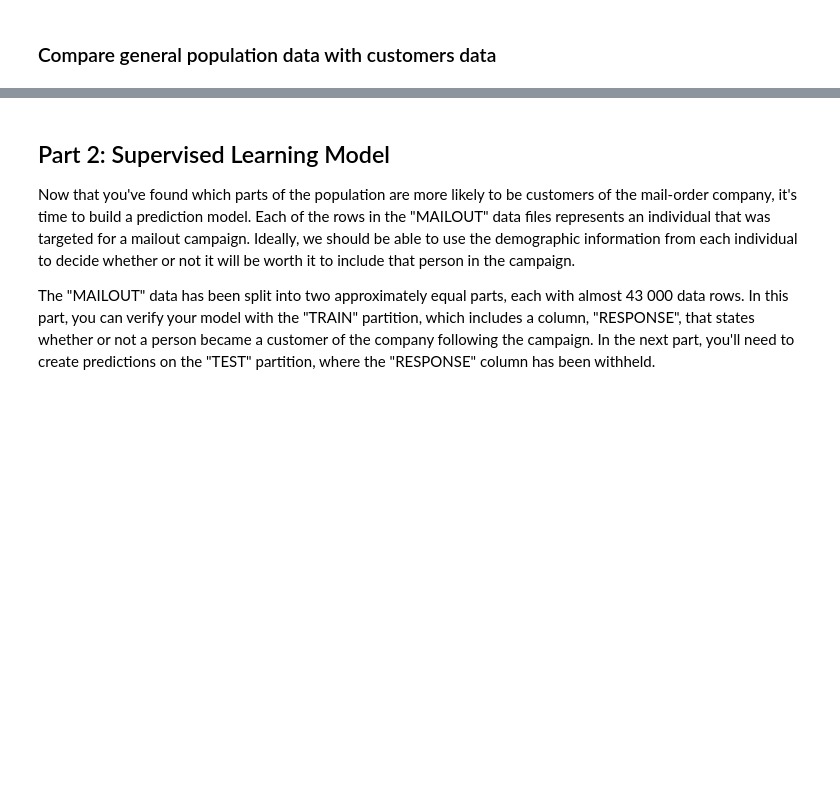
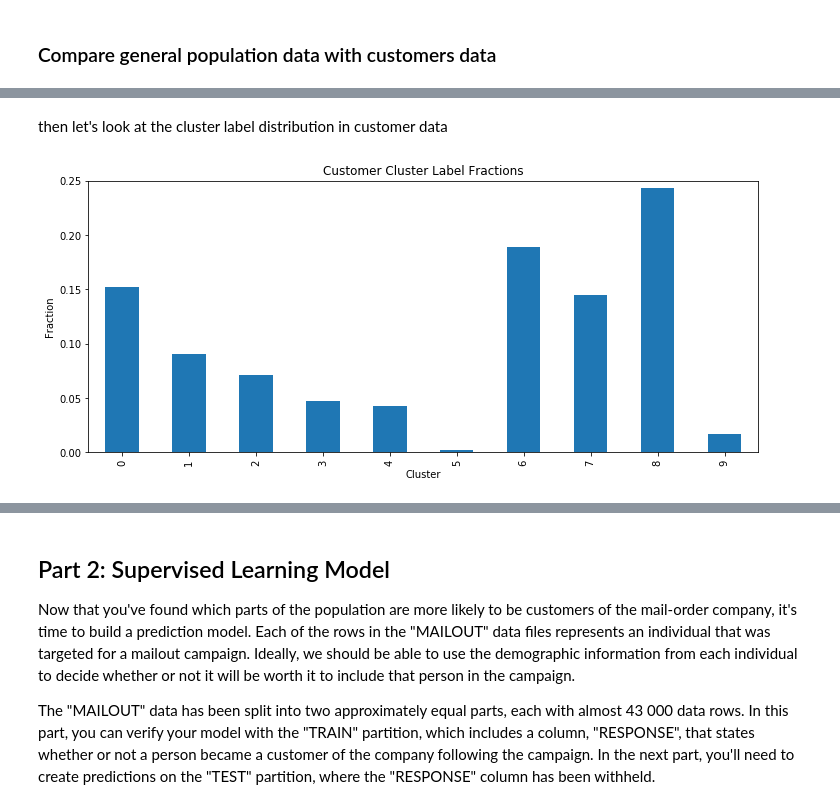
Before and after one commit to wanlipu/arvato, a Jupyter notebook: Arvato_Project_workbook_final_final.ipynb, the cells around one changed output, grey strips where cells are left out. Cells and saved outputs as stored; diff of their text form; code cells hidden in the pictures; blank space fills up the shorter version.

```diff
--- a/Arvato_Project_workbook_final_final.ipynb
+++ b/Arvato_Project_workbook_final_final.ipynb
@@ -1238,0 +1297,2 @@ customers_labels = kmeans_10.predict(customers_pca_100)
+# %%
+customers_pca_150 = pca_150.transform(customers_processed)
@@ -1239,2 +1301,4 @@ customers_labels = kmeans_10.predict(customers_pca_100)
+# %%
+customers_labels = kmeans_10.predict(customers_pca_150)
 # %% [markdown]
 ### Compare general population data with customers data
@@ -1257,0 +1317,12 @@ for col in cluster_9.columns:
+# %% [markdown]
+then let's look at the cluster label distribution in customer data
+# %%
+customer_label_fractions = pd.DataFrame(customers_labels).loc[:, 0].value_counts().sort_index()/len(customers_labels)
+customer_label_fractions.plot(kind='bar', figsize=(12, 5))
+plt.title('Customer Cluster Label Fractions')
+plt.xlabel('Cluster')
+plt.ylabel('Fraction')
+plt.ylim(0, 0.25)
+plt.show()
+# %% [output]
+[figure, added]
```
Also changed, not shown: parts of 138 cells of this notebook.
